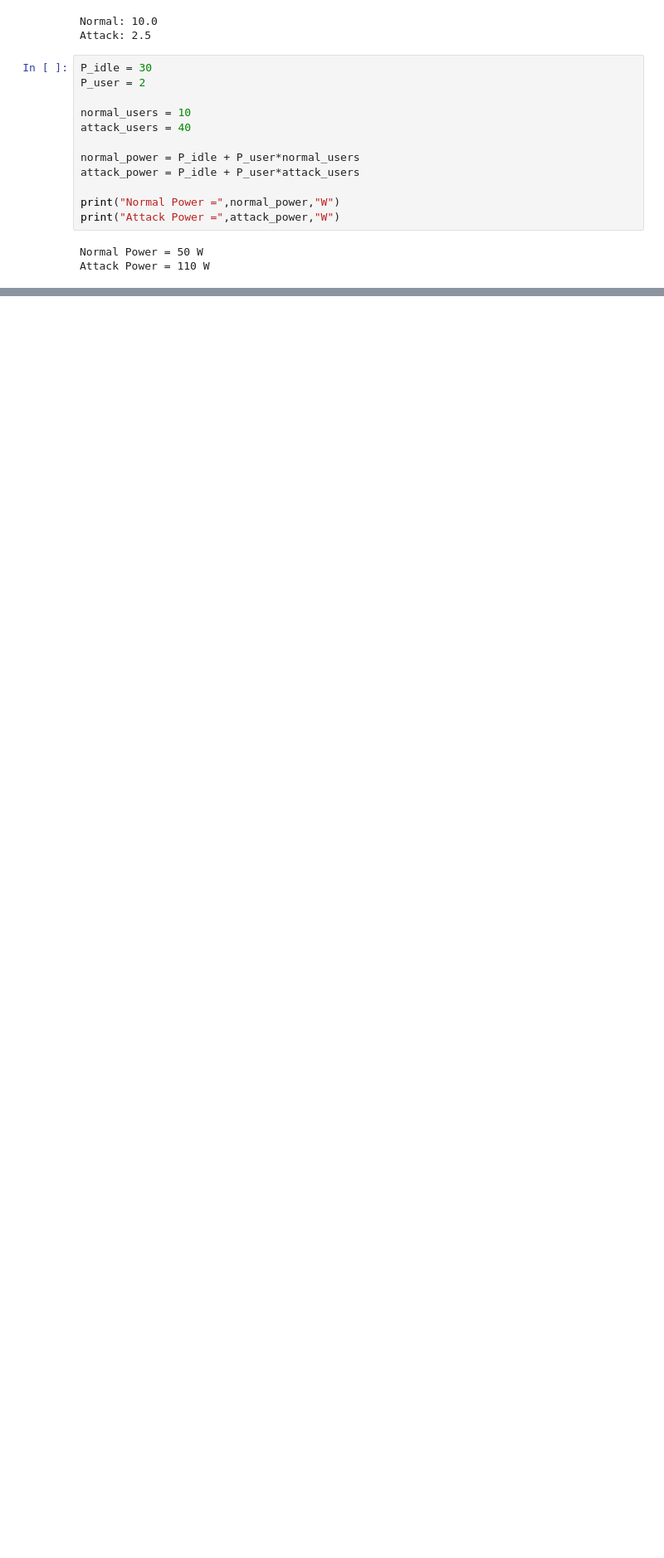
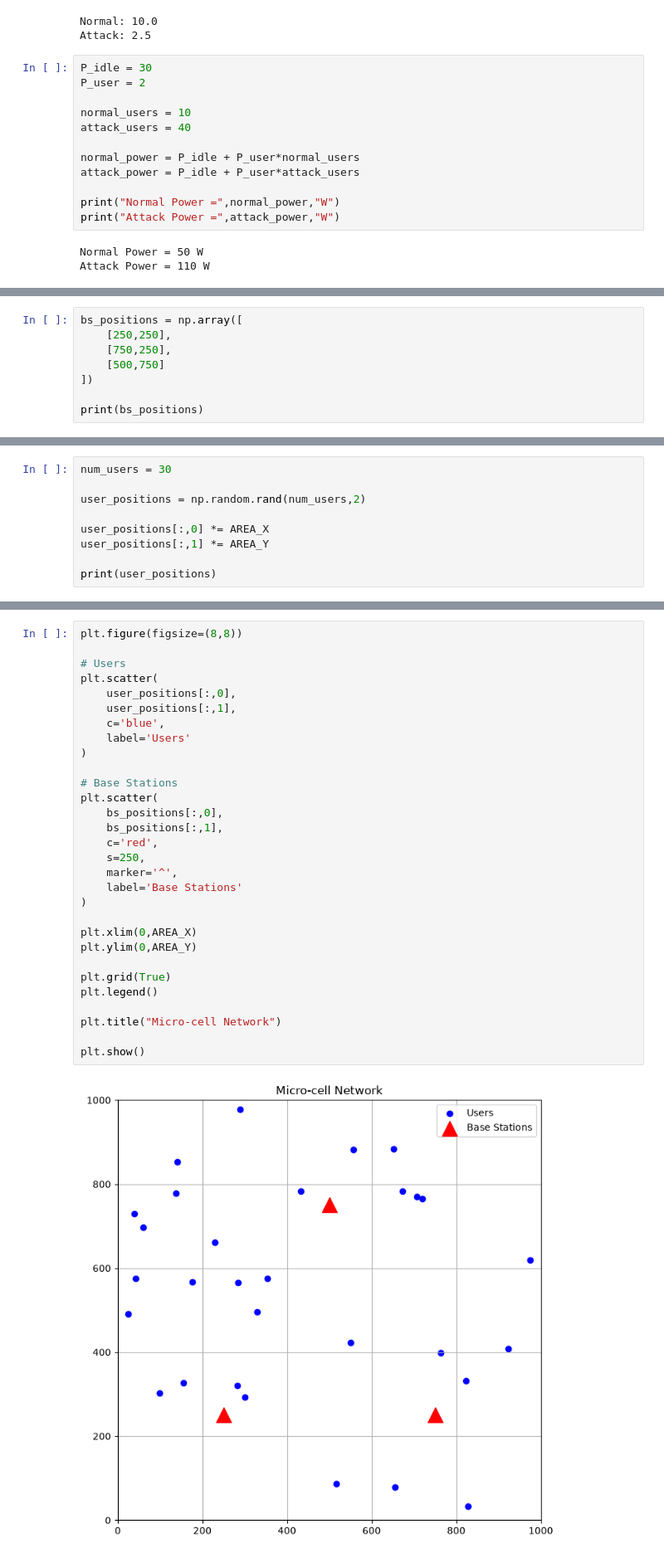
Before and after one commit to Chathuranga630/sionna, a Jupyter notebook: Spoofed_Traffic.ipynb, the cells around one changed output, grey strips where cells are left out. Shown at 83% size. Drawn from its saved outputs; the diff is of its cells as text; blank space fills up the shorter version.

```diff
--- a/Spoofed_Traffic.ipynb
+++ b/Spoofed_Traffic.ipynb
@@ -143,0 +189,8 @@ ModuleNotFoundError: No module named 'sionna'
+# %%
+bs_positions = np.array([
+    [250,250],
+    [750,250],
+    [500,750]
+])
+
+print(bs_positions)
@@ -143,0 +201,9 @@ ModuleNotFoundError: No module named 'sionna'
+# %%
+num_users = 30
+
+user_positions = np.random.rand(num_users,2)
+
+user_positions[:,0] *= AREA_X
+user_positions[:,1] *= AREA_Y
+
+print(user_positions)
@@ -143,0 +228,32 @@ ModuleNotFoundError: No module named 'sionna'
+# %%
+plt.figure(figsize=(8,8))
+
+# Users
+plt.scatter(
+    user_positions[:,0],
+    user_positions[:,1],
+    c='blue',
+    label='Users'
+)
+
+# Base Stations
+plt.scatter(
+    bs_positions[:,0],
+    bs_positions[:,1],
+    c='red',
+    s=250,
+    marker='^',
+    label='Base Stations'
+)
+
+plt.xlim(0,AREA_X)
+plt.ylim(0,AREA_Y)
+
+plt.grid(True)
+plt.legend()
+
+plt.title("Micro-cell Network")
+
+plt.show()
+# %% [output]
+[figure, added]
```
Also changed, not shown: parts of 6 cells of this notebook.
